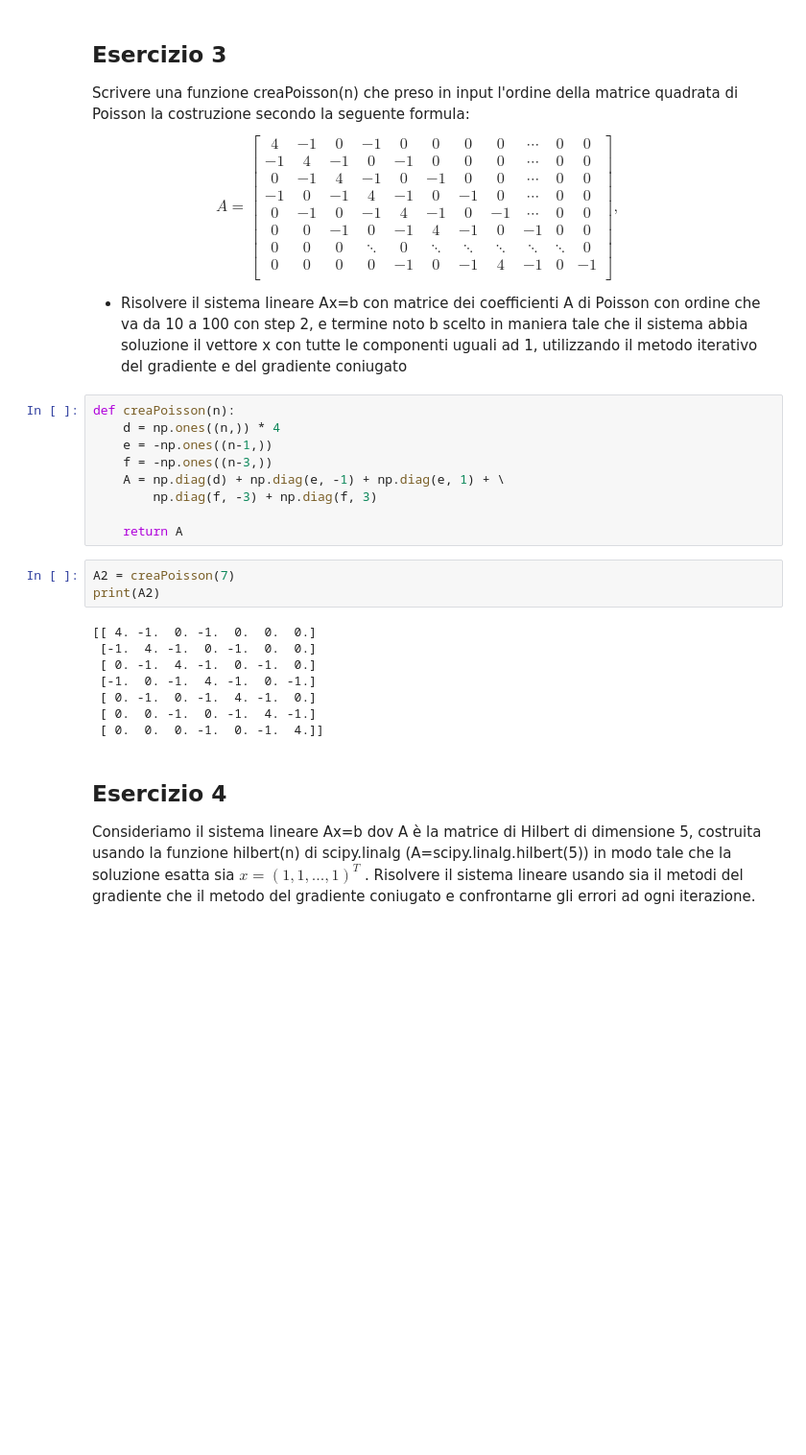
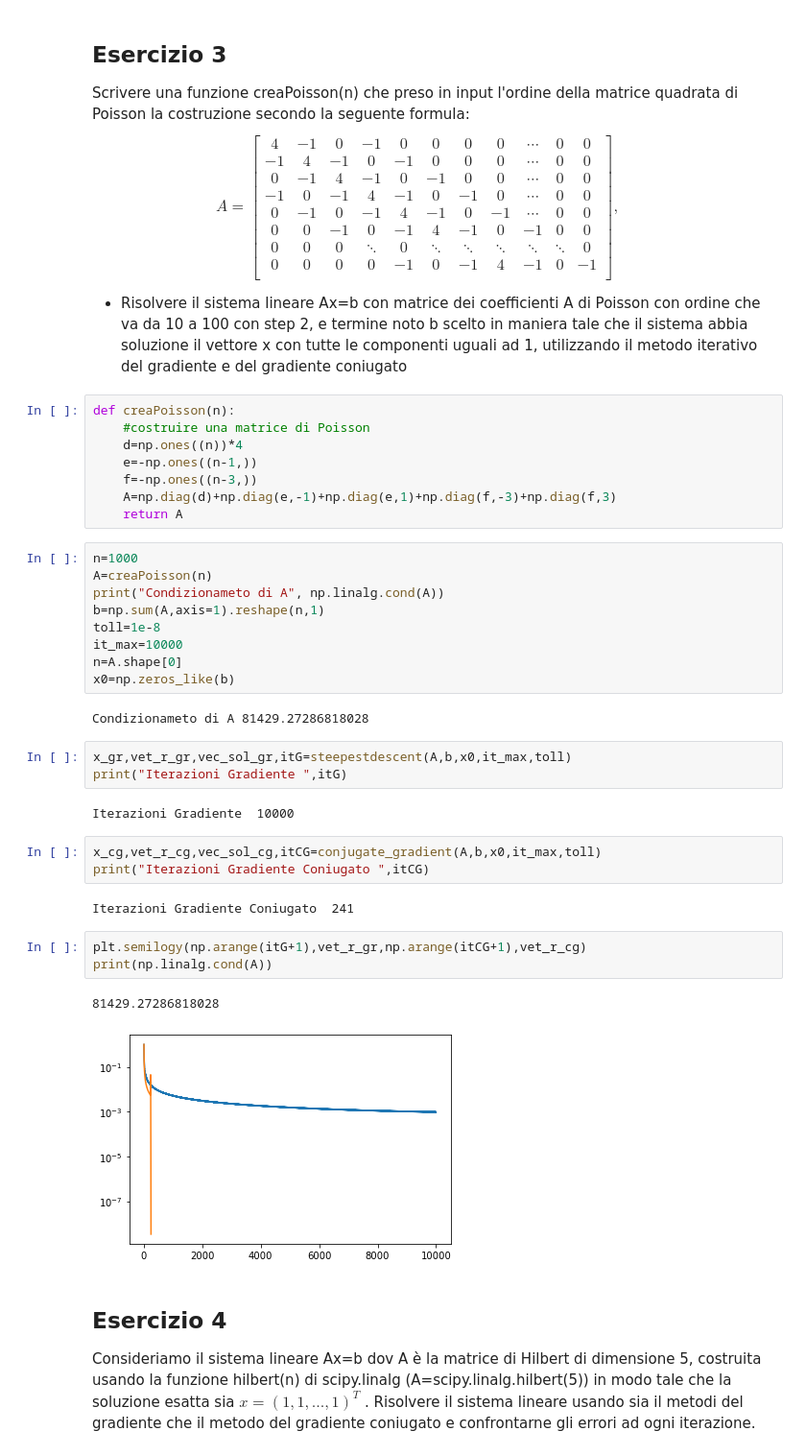
Before and after one commit to AndrewGagliottiUnibo/IoT-Project-network-, a Jupyter notebook: MetodiLab/09/Esercitazione_9.ipynb, the cells around one changed output. Shown: that part at 96% size. Drawn from its saved outputs; the diff is of its cells as text; blank space fills up the shorter version.

```diff
--- a/MetodiLab/09/Esercitazione_9.ipynb
+++ b/MetodiLab/09/Esercitazione_9.ipynb
@@ -157,24 +132,39 @@ $$
 - Risolvere il sistema lineare Ax=b con matrice dei coefficienti A di Poisson con ordine che va da 10 a 100 con step 2,  e termine noto b scelto in maniera tale che il sistema abbia soluzione il vettore x con tutte le componenti  uguali ad 1, utilizzando  il metodo iterativo del gradiente e del gradiente coniugato
 # %%
 def creaPoisson(n):
-    d = np.ones((n,)) * 4
-    e = -np.ones((n-1,))
-    f = -np.ones((n-3,))
-    A = np.diag(d) + np.diag(e, -1) + np.diag(e, 1) + \
-        np.diag(f, -3) + np.diag(f, 3)
-
+    #costruire una matrice di Poisson
+    d=np.ones((n))*4
+    e=-np.ones((n-1,))
+    f=-np.ones((n-3,))
+    A=np.diag(d)+np.diag(e,-1)+np.diag(e,1)+np.diag(f,-3)+np.diag(f,3)
     return A
-# %%
-A2 = creaPoisson(7)
-print(A2)
-# %% [output]
-[[ 4. -1.  0. -1.  0.  0.  0.]
- [-1.  4. -1.  0. -1.  0.  0.]
- [ 0. -1.  4. -1.  0. -1.  0.]
- [-1.  0. -1.  4. -1.  0. -1.]
- [ 0. -1.  0. -1.  4. -1.  0.]
- [ 0.  0. -1.  0. -1.  4. -1.]
- [ 0.  0.  0. -1.  0. -1.  4.]]
+# %%
+n=1000
+A=creaPoisson(n)
+print("Condizionameto di A", np.linalg.cond(A))
+b=np.sum(A,axis=1).reshape(n,1)
+toll=1e-8
+it_max=10000
+n=A.shape[0]
+x0=np.zeros_like(b)
+# %% [output]
+Condizionameto di A 81429.27286818028
+# %%
+x_gr,vet_r_gr,vec_sol_gr,itG=steepestdescent(A,b,x0,it_max,toll)
+print("Iterazioni Gradiente ",itG)
+# %% [output]
+Iterazioni Gradiente  10000
+# %%
+x_cg,vet_r_cg,vec_sol_cg,itCG=conjugate_gradient(A,b,x0,it_max,toll)
+print("Iterazioni Gradiente Coniugato ",itCG)
+# %% [output]
+Iterazioni Gradiente Coniugato  241
+# %%
+plt.semilogy(np.arange(itG+1),vet_r_gr,np.arange(itCG+1),vet_r_cg)
+print(np.linalg.cond(A))
+# %% [output]
+81429.27286818028
+[figure, added]
 # %% [markdown]
 ## Esercizio 4
 Consideriamo il sistema lineare Ax=b  dov A è  la matrice di Hilbert di dimensione 5, costruita usando la funzione hilbert(n) di scipy.linalg (A=scipy.linalg.hilbert(5)) in modo tale che la soluzione esatta sia $x = (1, 1, . . . , 1)^T$ .
```
Also changed, not shown: parts of 15 cells of this notebook.
